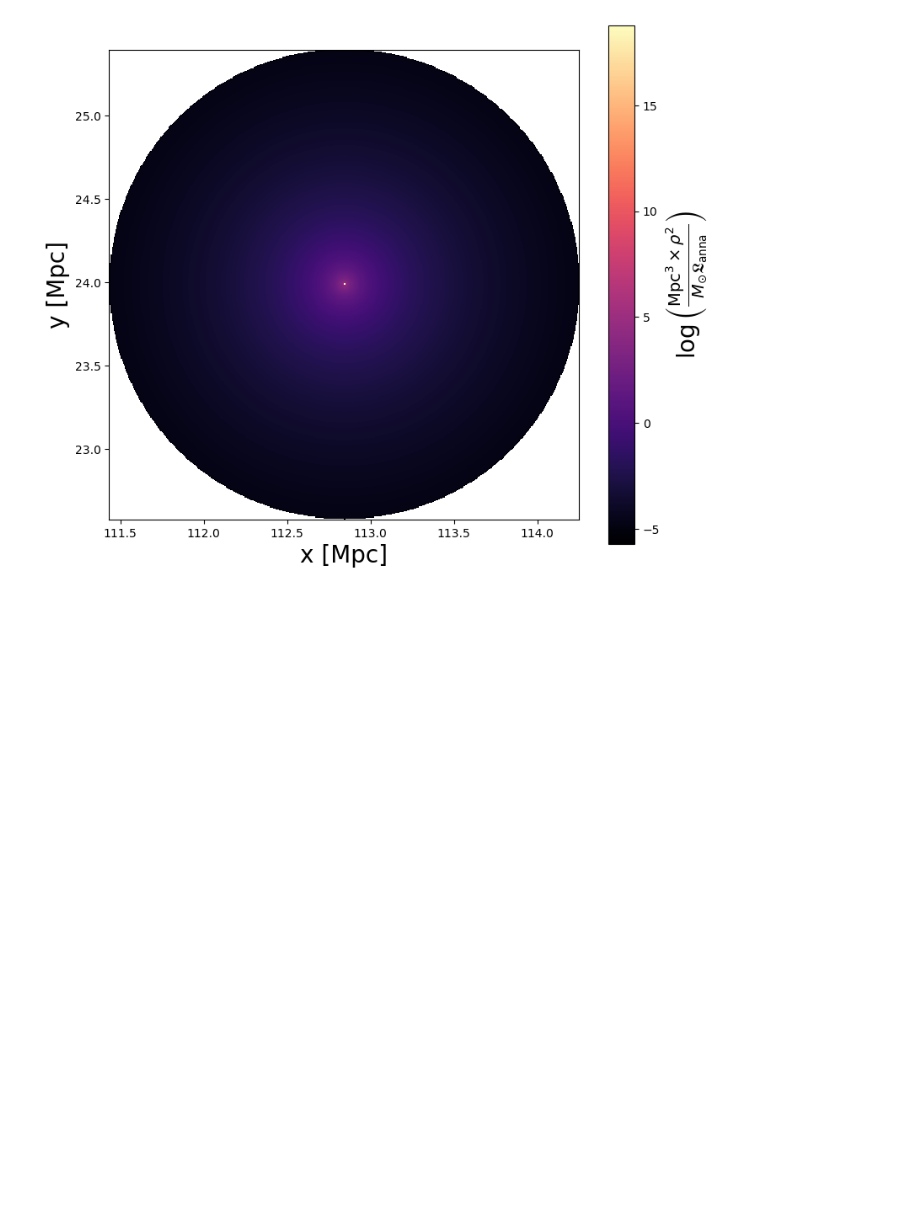
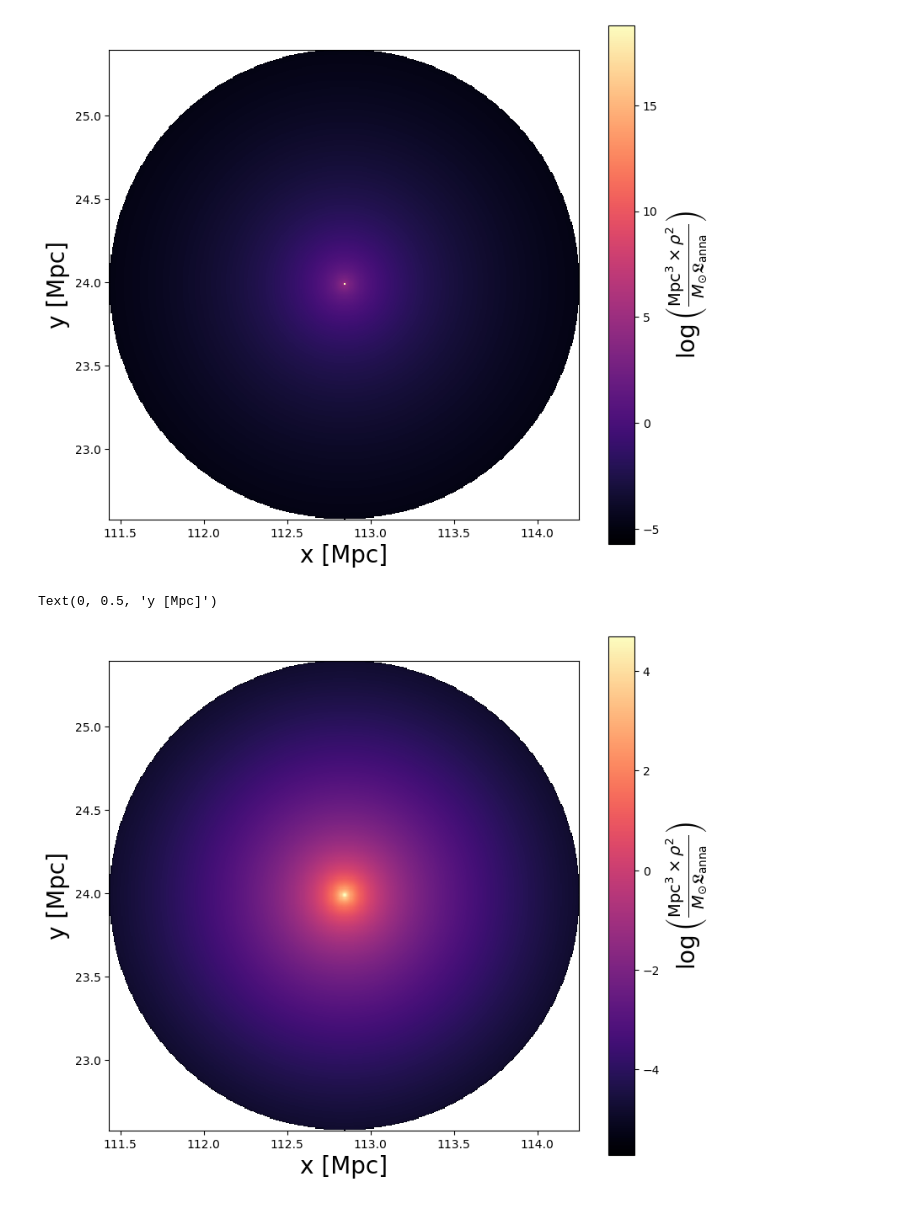
Before and after one commit to sergiohcdna/elf-danna-galac, a Jupyter notebook: notebooks/gridexample.ipynb, the cells around one changed output. Drawn from its saved outputs; the diff is of its cells as text; code cells hidden in the pictures; blank space fills up the shorter version.

Commit message:
Adding example of the smooth contribution with an inner truncation radius equal to the spacin of the mesh grid

```diff
--- a/notebooks/gridexample.ipynb
+++ b/notebooks/gridexample.ipynb
@@ -74,7 +74,9 @@ dens = SmoothDMHaloMassDensityGrid(
     abel_cluster.cartcoord.xyz,
     abel_cluster.r200,
     ncells,
-    abel_cluster
+    abel_cluster,
+    abel_cluster.r_sat,
+    abel_cluster.rho_sat
 )
 # %%
 ccx   = abel_cluster.cartcoord.x.value
@@ -126,7 +128,9 @@ pdf_anna = SmoothDMHaloMassSquaredDensityGrid(
     abel_cluster.cartcoord.xyz,
     abel_cluster.r200,
     ncells,
-    abel_cluster
+    abel_cluster,
+    abel_cluster.r_sat,
+    abel_cluster.rho_sat
 )
 # %%
 b_map = np.zeros((xmesh.size,ymesh.size))
@@ -214,6 +218,8 @@ pdf_sub = SmoothDMHaloMassSquaredDensityGrid(
     abel_cluster.r200,
     ncells,
     abel_cluster,
+    abel_cluster.r_sat,
+    abel_cluster.rho_sat,
     subhalos = True
 )
 # %%
@@ -241,3 +247,40 @@ ax.set_ylabel("y [Mpc]",fontsize=20)
 # %% [output]
 Text(0, 0.5, 'y [Mpc]')
 [figure]
+# %%
+spacing = 2*(abel_cluster.r200)/(ncells-1)
+
+pdf_sub_trunc = SmoothDMHaloMassSquaredDensityGrid(
+    abel_cluster.cartcoord.xyz,
+    abel_cluster.r200,
+    ncells,
+    abel_cluster,
+    spacing,
+    abel_cluster.rho_smooth(spacing),
+    subhalos = True
+)
+# %%
+b_map = np.zeros((xmesh.size,ymesh.size))
+
+for idx,x in enumerate(xmesh):
+    for idy,y in enumerate(ymesh):
+
+        val = pdf_sub_trunc.getDensity(Vector3d(x,y,ccz)*Mpc)
+        # val = dens.interpolate(Vector3d(x,y,ccz)*Mpc)
+        b_map[idx,idy] = val
+
+
+fig,ax = plt.subplots(figsize=(9,8))
+
+ax.set_aspect("equal")
+
+p = ax.pcolormesh(xmesh,ymesh,np.log10(b_map.T),cmap="magma")
+c = fig.colorbar(p,)
+c.set_label(label=r"$\log\left(\frac{\text{Mpc}^3\times\rho^2}{M_{\odot}\mathfrak{L}_\text{anna}}\right)$",fontsize=20)
+
+
+ax.set_xlabel("x [Mpc]",fontsize=20)
+ax.set_ylabel("y [Mpc]",fontsize=20)
+# %% [output]
+Text(0, 0.5, 'y [Mpc]')
+[figure, added]
```
Also changed, not shown: parts of 4 cells of this notebook.
